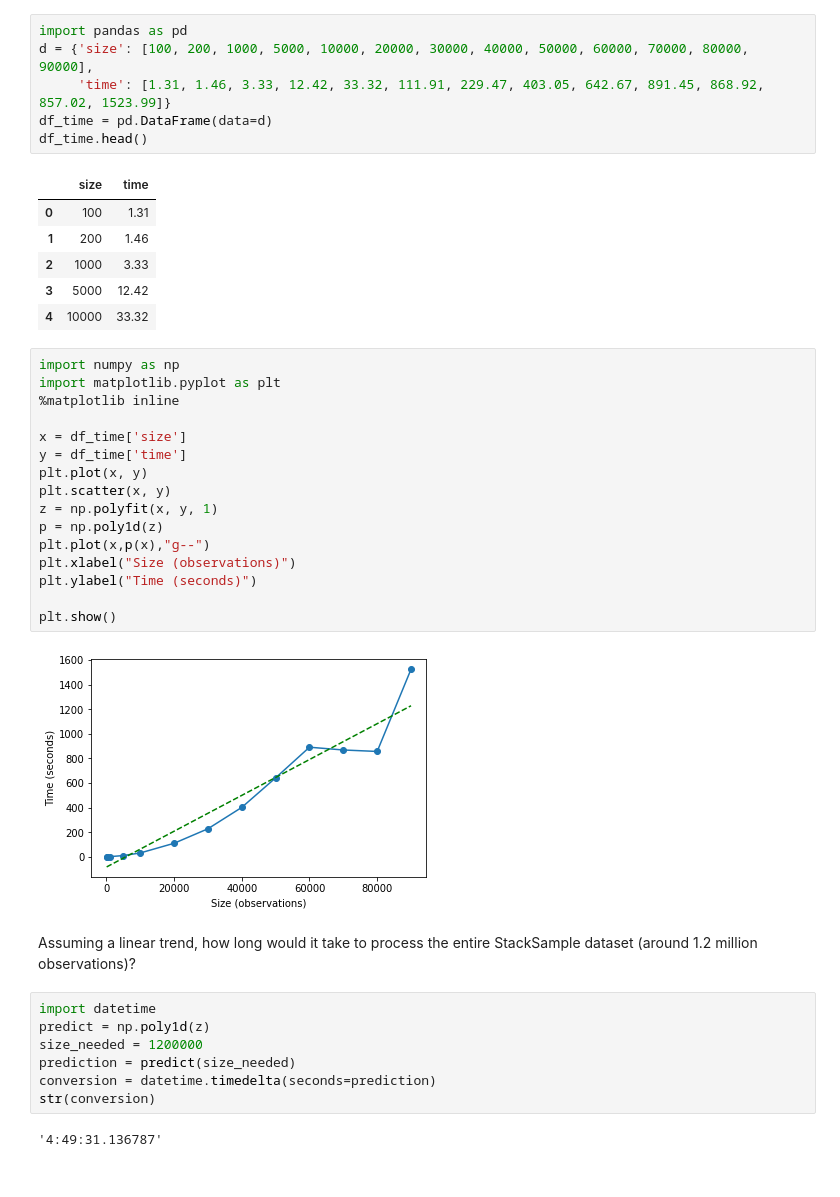
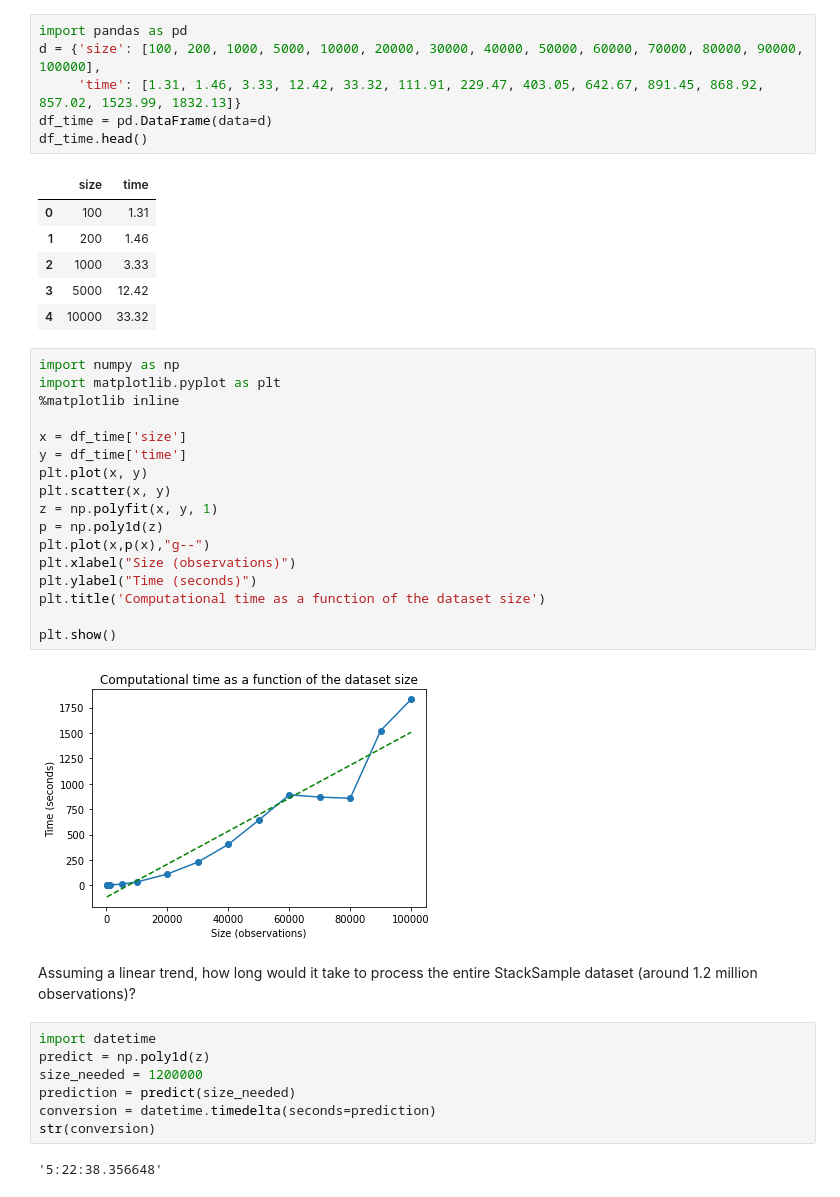
Before and after one commit to gregorio-saporito/Spark-AMD, a Jupyter notebook: main.ipynb, the cells around one changed output. Drawn from its saved outputs; the diff is of its cells as text.

```diff
--- a/main.ipynb
+++ b/main.ipynb
@@ -286,7 +286,7 @@ A series of tests on the computational performance of Spark in Google Colab were
 # %%
 import pandas as pd
-d = {'size': [100, 200, 1000, 5000, 10000, 20000, 30000, 40000, 50000, 60000, 70000, 80000, 90000],
-     'time': [1.31, 1.46, 3.33, 12.42, 33.32, 111.91, 229.47, 403.05, 642.67, 891.45, 868.92, 857.02, 1523.99]}
+d = {'size': [100, 200, 1000, 5000, 10000, 20000, 30000, 40000, 50000, 60000, 70000, 80000, 90000, 100000],
+     'time': [1.31, 1.46, 3.33, 12.42, 33.32, 111.91, 229.47, 403.05, 642.67, 891.45, 868.92, 857.02, 1523.99, 1832.13]}
 df_time = pd.DataFrame(data=d)
 df_time.head()
 # %% [output]
@@ -299,21 +299,22 @@ df_time.head()
 # %%
 import numpy as np
 import matplotlib.pyplot as plt
 %matplotlib inline
 
 x = df_time['size']
 y = df_time['time']
 plt.plot(x, y)
 plt.scatter(x, y)
 z = np.polyfit(x, y, 1)
 p = np.poly1d(z)
 plt.plot(x,p(x),"g--")
 plt.xlabel("Size (observations)")
 plt.ylabel("Time (seconds)")
+plt.title('Computational time as a function of the dataset size')
 
 plt.show()
 # %% [output]
-[figure, old version]
+[figure, new version]
 # %% [markdown]
 Assuming a linear trend, how long would it take to process the entire StackSample dataset (around 1.2 million observations)?
 # %%
@@ -324,4 +325,4 @@ prediction = predict(size_needed)
 conversion = datetime.timedelta(seconds=prediction)
 str(conversion)
 # %% [output]
-'4:49:31.136787'
+'5:22:38.356648'
```
Also changed, not shown: parts of 1 cell of this notebook.
